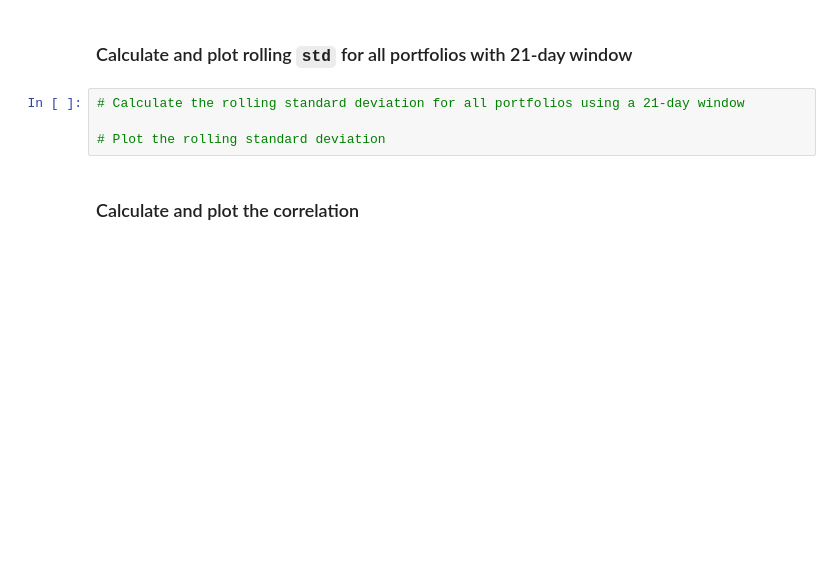
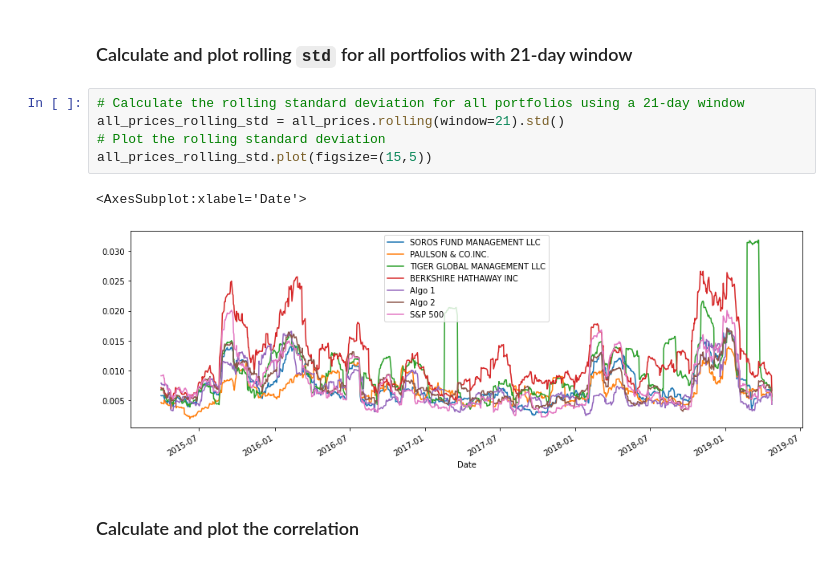
Before and after one commit to JohnLeelike/portfolio-analysis, a Jupyter notebook: whale_analysis.ipynb, the cells around one changed output. Drawn from its saved outputs; the diff is of its cells as text; blank space fills up the shorter version.

```diff
--- a/whale_analysis.ipynb
+++ b/whale_analysis.ipynb
@@ -219,8 +268,12 @@ Risk changes over time. Analyze the rolling statistics for Risk and Beta.
 ### Calculate and plot rolling `std` for all portfolios with 21-day window
 # %%
 # Calculate the rolling standard deviation for all portfolios using a 21-day window
-
+all_prices_rolling_std = all_prices.rolling(window=21).std()
 # Plot the rolling standard deviation
+all_prices_rolling_std.plot(figsize=(15,5))
+# %% [output]
+<AxesSubplot:xlabel='Date'>
+[figure, added]
 # %% [markdown]
 ### Calculate and plot the correlation
 # %%
```
Also changed, not shown: parts of 37 cells of this notebook.
